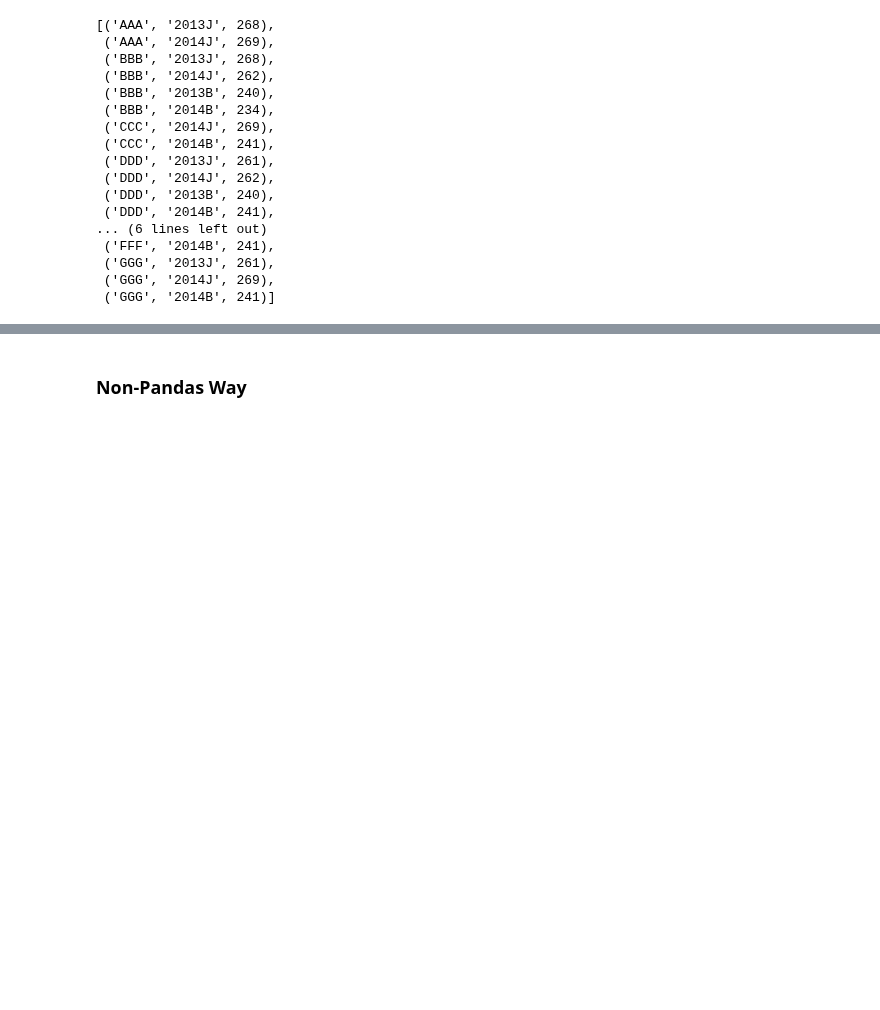
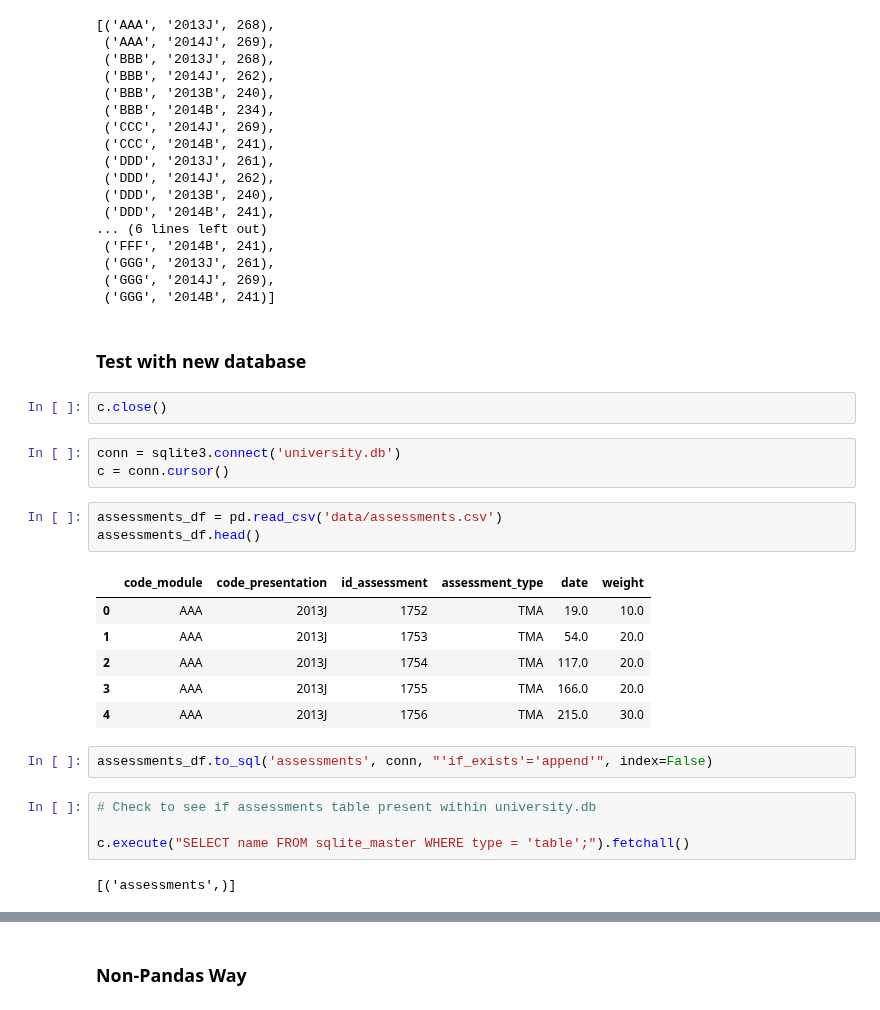
Before and after one commit to MagicMilly/ua-application, a Jupyter notebook: uni_data_analysis.ipynb, the cells around one changed output, grey strips where cells are left out. Cells and saved outputs as stored; diff of their text form; blank space fills up the shorter version.

Commit message:
all csv files converted successfully to sql tables

```diff
--- a/uni_data_analysis.ipynb
+++ b/uni_data_analysis.ipynb
@@ -49,3 +50,28 @@ c.execute('SELECT * FROM courses').fetchall()
  ('GGG', '2013J', 261),
  ('GGG', '2014J', 269),
  ('GGG', '2014B', 241)]
+# %% [markdown]
+### Test with new database
+# %%
+c.close()
+# %%
+conn = sqlite3.connect('university.db')
+c = conn.cursor()
+# %%
+assessments_df = pd.read_csv('data/assessments.csv')
+assessments_df.head()
+# %% [output]
+|  | code_module | code_presentation | id_assessment | assessment_type | date | weight |
+| 0 | AAA | 2013J | 1752 | TMA | 19.0 | 10.0 |
+| 1 | AAA | 2013J | 1753 | TMA | 54.0 | 20.0 |
+| 2 | AAA | 2013J | 1754 | TMA | 117.0 | 20.0 |
+| 3 | AAA | 2013J | 1755 | TMA | 166.0 | 20.0 |
+| 4 | AAA | 2013J | 1756 | TMA | 215.0 | 30.0 |
+# %%
+assessments_df.to_sql('assessments', conn, "'if_exists'='append'", index=False)
+# %%
+# Check to see if assessments table present within university.db
+
+c.execute("SELECT name FROM sqlite_master WHERE type = 'table';").fetchall()
+# %% [output]
+[('assessments',)]
```
Also changed, not shown: parts of 9 cells of this notebook.
